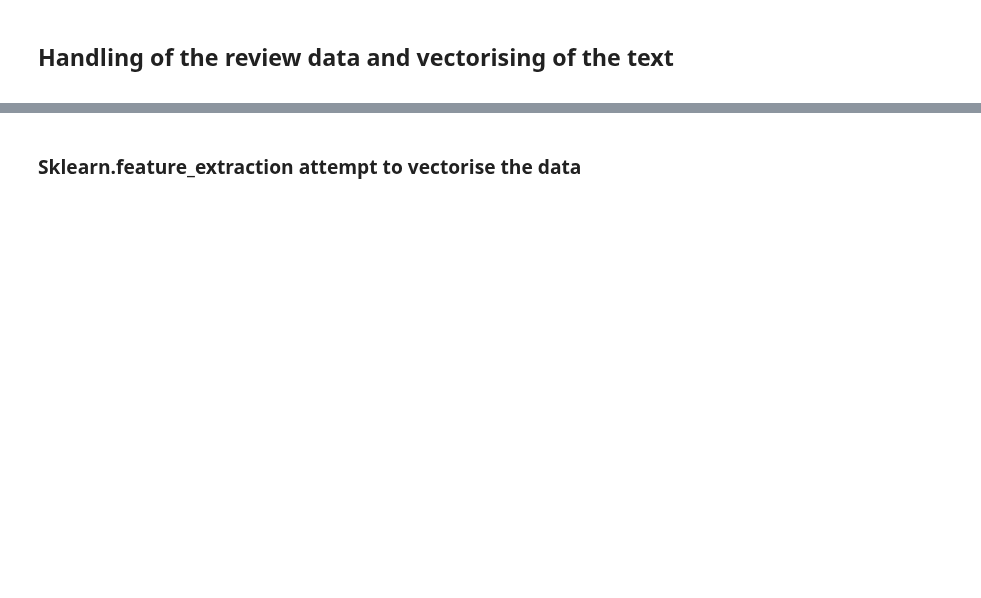
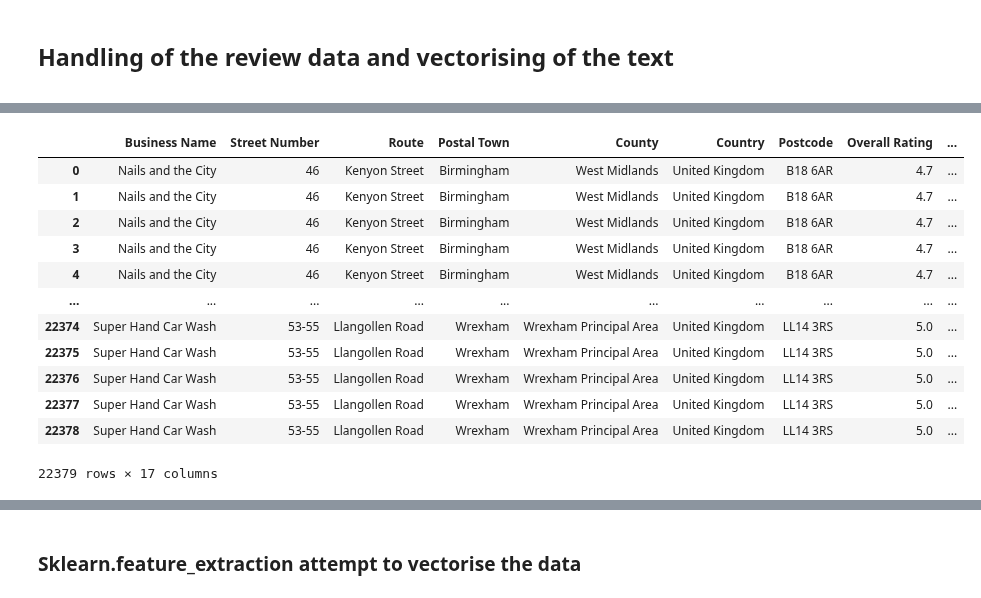
Before and after one commit to Jrh220700/maps_review, a Jupyter notebook: code/review_vectorising.ipynb, the cells around one changed output, grey strips where cells are left out. Saved outputs shown, nothing was run; the diff lists cells and outputs as text; code cells hidden in the pictures; blank space fills up the shorter version.

```diff
--- a/code/review_vectorising.ipynb
+++ b/code/review_vectorising.ipynb
@@ -39,0 +21,19 @@ x_test_data.dropna()
+# %%
+full_data = pd.read_csv("../data/review_dataset.csv")
+full_data = pd.DataFrame(full_data)
+full_data.dropna()
+full_data.drop("Unnamed: 0", axis=1)
+# %% [output]
+|  | Business Name | Street Number | Route | Postal Town | County | Country | Postcode | Overall Rating | ... |
+| 0 | Nails and the City | 46 | Kenyon Street | Birmingham | West Midlands | United Kingdom | B18 6AR | 4.7 | ... |
+| 1 | Nails and the City | 46 | Kenyon Street | Birmingham | West Midlands | United Kingdom | B18 6AR | 4.7 | ... |
+| 2 | Nails and the City | 46 | Kenyon Street | Birmingham | West Midlands | United Kingdom | B18 6AR | 4.7 | ... |
+| 3 | Nails and the City | 46 | Kenyon Street | Birmingham | West Midlands | United Kingdom | B18 6AR | 4.7 | ... |
+| 4 | Nails and the City | 46 | Kenyon Street | Birmingham | West Midlands | United Kingdom | B18 6AR | 4.7 | ... |
+| ... | ... | ... | ... | ... | ... | ... | ... | ... | ... |
+| 22374 | Super Hand Car Wash | 53-55 | Llangollen Road | Wrexham | Wrexham Principal Area | United Kingdom | LL14 3RS | 5.0 | ... |
+| 22375 | Super Hand Car Wash | 53-55 | Llangollen Road | Wrexham | Wrexham Principal Area | United Kingdom | LL14 3RS | 5.0 | ... |
+| 22376 | Super Hand Car Wash | 53-55 | Llangollen Road | Wrexham | Wrexham Principal Area | United Kingdom | LL14 3RS | 5.0 | ... |
+| 22377 | Super Hand Car Wash | 53-55 | Llangollen Road | Wrexham | Wrexham Principal Area | United Kingdom | LL14 3RS | 5.0 | ... |
+| 22378 | Super Hand Car Wash | 53-55 | Llangollen Road | Wrexham | Wrexham Principal Area | United Kingdom | LL14 3RS | 5.0 | ... |
+22379 rows × 17 columns
```
Also changed, not shown: parts of 13 cells of this notebook, 3 other files.
